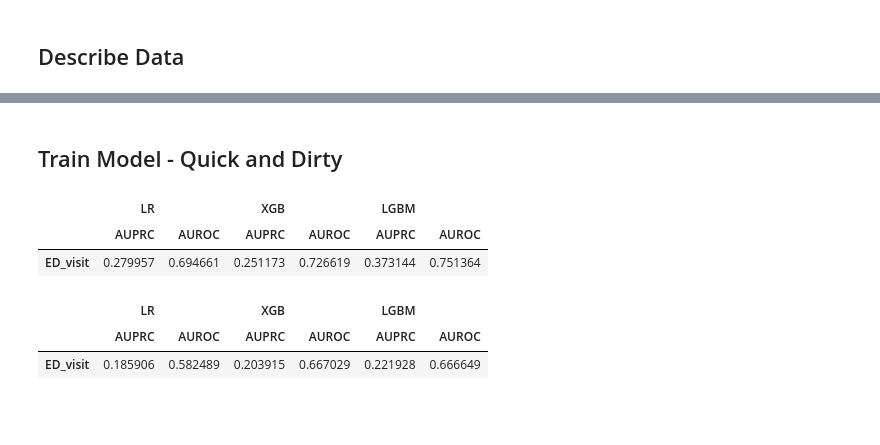
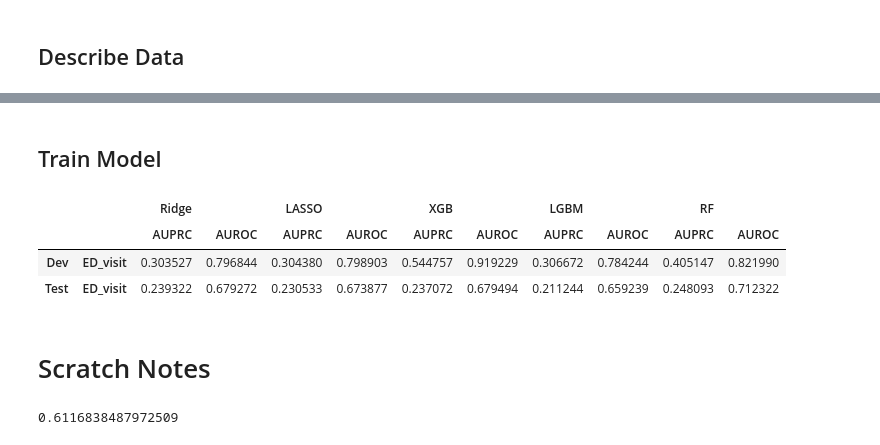
Before and after one commit to ml4oncology/PredUCE, a Jupyter notebook: notebooks/acu/2. Clinic-Centered-Emerg-Pred.ipynb, the cells around one changed output, grey strips where cells are left out. Drawn from its saved outputs; the diff is of its cells as text; code cells hidden in the pictures; blank space fills up the shorter version.

```diff
--- a/notebooks/acu/2. Clinic-Centered-Emerg-Pred.ipynb
+++ b/notebooks/acu/2. Clinic-Centered-Emerg-Pred.ipynb
@@ -184,2 +185,2 @@ feature_summary(x, save_path='result/tables/feature_summary_ED_clinic_anchored.c
 # %% [markdown]
-## Train Model - Quick and Dirty
+## Train Model
@@ -287,30 +197,68 @@ save_pickle(best_params, save_dir='./models', filename='best_params')
-# %%
-best_params = load_pickle('./models', 'best_params')
-models = defaultdict(dict)
-for target in targets:
-    for alg in algs:
-        model = algs[alg](**best_params[f'{alg}_{target}'], **model_static_param[alg])
-        model.fit(X_train, Y_train[target])
-        models[alg][target] = model
+# %%
+%%capture
+# Hyperparameter tuning
+# TODO: try greater kappa for greater exploration
+algs = ['LASSO', 'RF', 'Ridge', 'XGB', 'LGBM']
+best_params = {}
+for alg in algs:
+    best_params[alg] = tune_params(alg, X_train, Y_train['ED_visit'], metainfo.loc[train_mask, 'mrn'])
+save_pickle(best_params, './models', 'best_params_clinic_anchored')
+save_pickle(best_params, './models', f'best_params_clinic_anchored-{datetime.now()}')
+# %%
+# TODO: calibration
+best_params = load_pickle('./models', 'best_params_clinic_anchored')
+models = train_models(X_train, Y_train, metainfo.loc[train_mask, 'mrn'], best_params)
 # %%
+def predict(model, data):
+    # average across the folds
+    return np.mean([m.predict_proba(data)[: ,1] for m in model], axis=0)
+
+
 def evaluate(model, X, Y):
     result = {}
     for target, label in Y.items():
-        # check model.classes_ to confirm prediction of positive label is at index 1
-        pred = model[target].predict_proba(X)[: ,1]
+        pred = predict(model[target], X)
         auprc = average_precision_score(label, pred)
         auroc = roc_auc_score(label, pred)
         result[target] = {'AUPRC': auprc, 'AUROC': auroc}
     return pd.DataFrame(result)
 # %%
-pd.concat([evaluate(model, X_valid, Y_valid) for alg, model in models.items()], keys=models.keys()).T
+result = [
+    pd.concat([evaluate(model, X_train, Y_train) for alg, model in models.items()], keys=models.keys()).T,
+    pd.concat([evaluate(model, X_test, Y_test) for alg, model in models.items()], keys=models.keys()).T
+]
+result = pd.concat(result, keys=['Dev', 'Test'])
+result
 # %% [output]
-|  | LR |  | XGB |  | LGBM |  |
-|  | AUPRC | AUROC | AUPRC | AUROC | AUPRC | AUROC |
-| ED_visit | 0.279957 | 0.694661 | 0.251173 | 0.726619 | 0.373144 | 0.751364 |
+|  |  | Ridge |  | LASSO |  | XGB |  | LGBM |  | RF |  |
+|  |  | AUPRC | AUROC | AUPRC | AUROC | AUPRC | AUROC | AUPRC | AUROC | AUPRC | AUROC |
+| Dev | ED_visit | 0.303527 | 0.796844 | 0.304380 | 0.798903 | 0.544757 | 0.919229 | 0.306672 | 0.784244 | 0.405147 | 0.821990 |
+| Test | ED_visit | 0.239322 | 0.679272 | 0.230533 | 0.673877 | 0.237072 | 0.679494 | 0.211244 | 0.659239 | 0.248093 | 0.712322 |
-# %%
-pd.concat([evaluate(model, X_test, Y_test) for alg, model in models.items()], keys=models.keys()).T
-# %% [output]
-|  | LR |  | XGB |  | LGBM |  |
-|  | AUPRC | AUROC | AUPRC | AUROC | AUPRC | AUROC |
-| ED_visit | 0.185906 | 0.582489 | 0.203915 | 0.667029 | 0.221928 | 0.666649 |
+# %% [markdown]
+# Scratch Notes
+# %%
+def outcome_level_sensitivity(df, lookahead_window: int = 30):
+    """Get the proportion of true outcomes where at least one alarm preceded the event
+
+    E.g. if ED visit happens on Jan 20, our lookback window is 30 days, and assessments
+        happens on Jan 1 and Jan 14, then the outcome-level true positive is if
+        either Jan 1 or Jan 14 trigger a warning, and false negative if neither do
+    """
+    result = []
+    for (mrn, event_date), group in df.groupby(['mrn', 'event_date']):
+
+        # ensure assessment date and event date is within X days of each other
+        diff = (group['event_date'] - group['assessment_date']).dt.days
+        assert all(diff.between(0, lookahead_window))
+
+        result.append(any(group['pred']))
+
+    return sum(result) / len(result) # tp / (tp + fn)
+
+event_df = pd.DataFrame()
+event_df[['mrn', 'assessment_date']] = df[['mrn', 'clinic_date']]
+event_df['pred'] = np.random.choice([0, 1], size=len(event_df))
+event_df['event_date'] = metainfo['target_ED_visit_date']
+outcome_level_sensitivity(event_df)
+# %% [output]
+0.6116838487972509
```
Also changed, not shown: parts of 15 cells of this notebook, 10 other files.
